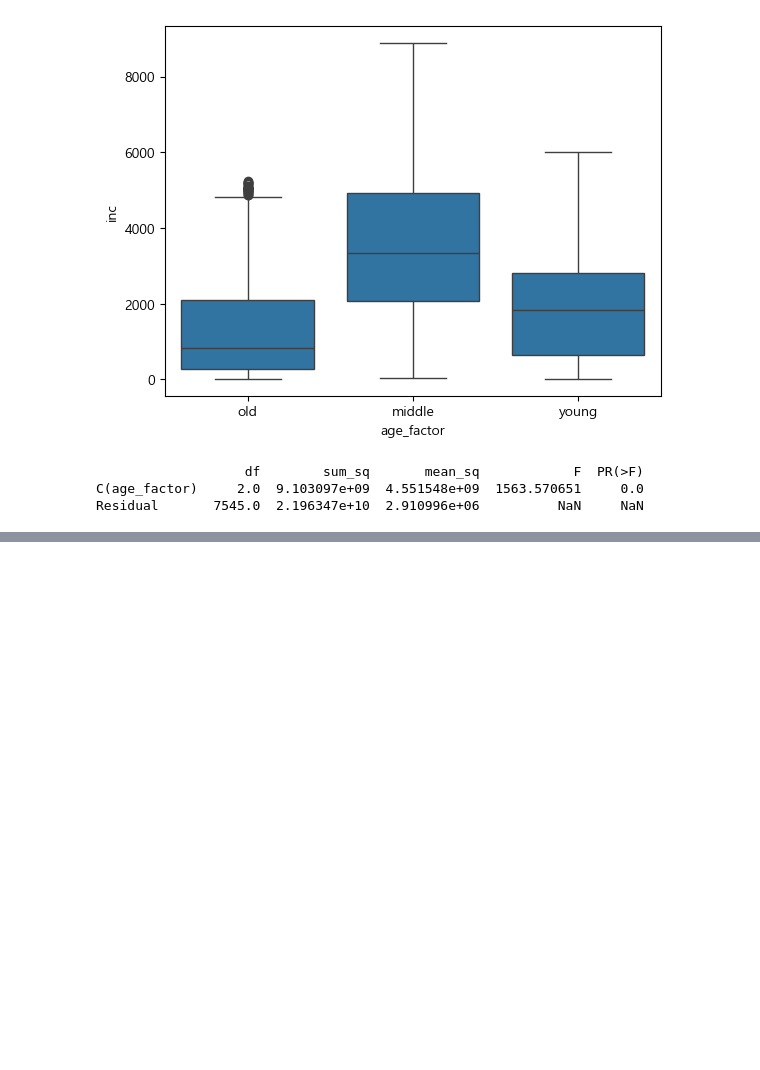
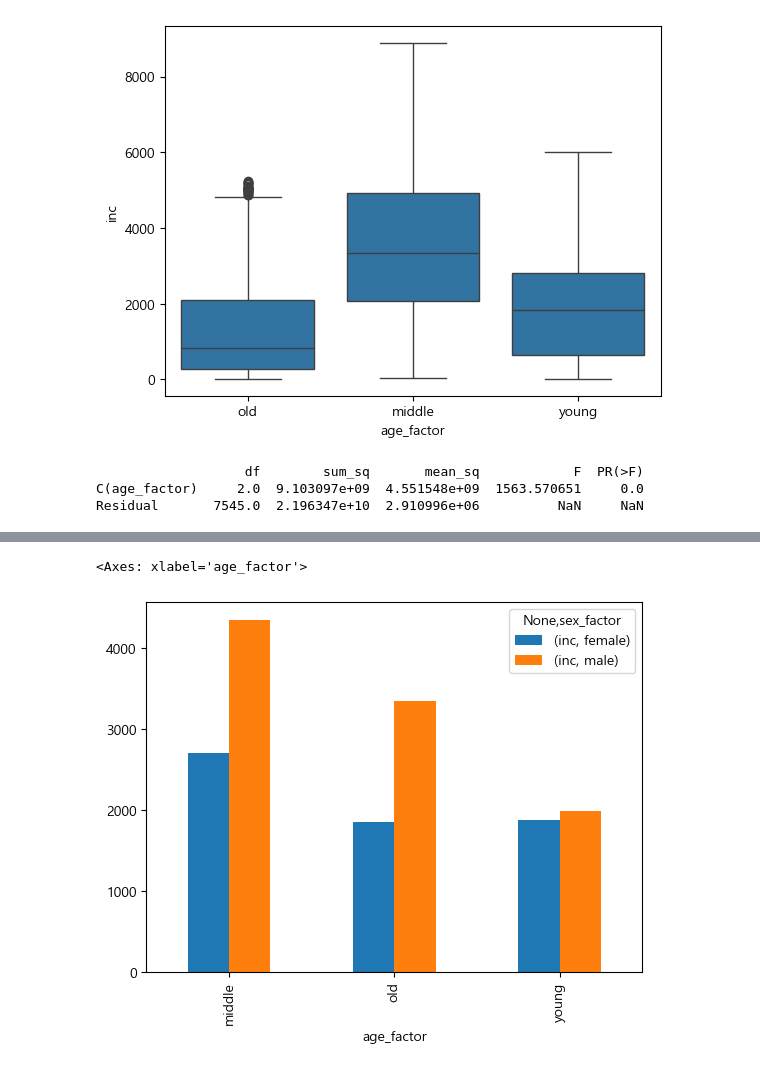
Before and after one commit to dothouse/practice, a Jupyter notebook: welfare/welfare_EDA.ipynb, the cells around one changed output, grey strips where cells are left out. Cells and saved outputs as stored; diff of their text form; code cells hidden in the pictures; blank space fills up the shorter version.

```diff
--- a/welfare/welfare_EDA.ipynb
+++ b/welfare/welfare_EDA.ipynb
@@ -463,0 +466,4 @@ Residual       7545.0  2.196347e+10  2.910996e+06          NaN     NaN
+# %%
+df2 = df_inc_nonan
+df2['age_factor'] = df2['age'].apply(lambda x: 'young' if x < 30 else
+                                     'middle' if 30 <= x < 60 else 'old')
@@ -463,0 +494,5 @@ Residual       7545.0  2.196347e+10  2.910996e+06          NaN     NaN
+# %%
+df2.groupby(['age_factor', 'sex_factor'])[['inc']].mean().unstack().plot.bar()
+# %% [output]
+<Axes: xlabel='age_factor'>
+[figure, added]
```
Also changed, not shown: parts of 24 cells of this notebook, 1 other file.
